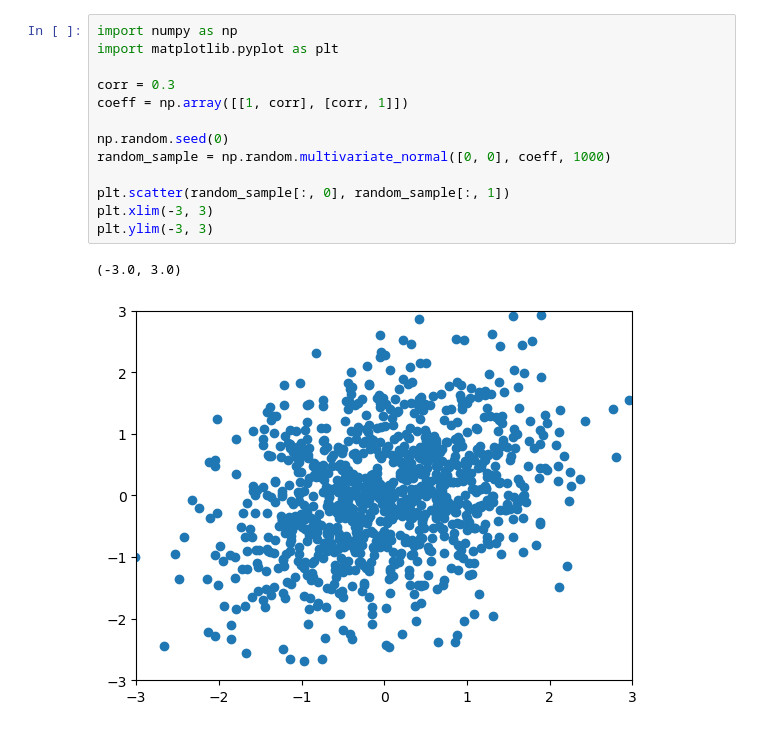
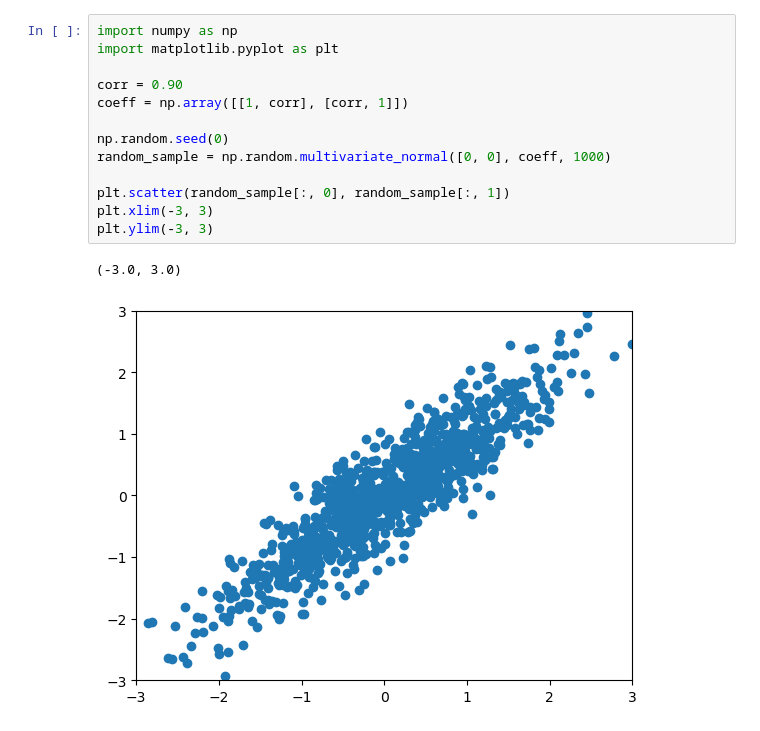
Before and after one commit to etrilling/MS-project, a Jupyter notebook: tmp-corr_example.ipynb, the cells around one changed output. Cells and saved outputs as stored; diff of their text form.

Commit message:
updated all plots

```diff
--- a/tmp-corr_example.ipynb
+++ b/tmp-corr_example.ipynb
@@ -1,16 +1,16 @@
 # %%
 import numpy as np
 import matplotlib.pyplot as plt
 
-corr = 0.3
+corr = 0.90
 coeff = np.array([[1, corr], [corr, 1]])
 
 np.random.seed(0)
 random_sample = np.random.multivariate_normal([0, 0], coeff, 1000)
 
 plt.scatter(random_sample[:, 0], random_sample[:, 1])
 plt.xlim(-3, 3)
 plt.ylim(-3, 3)
 # %% [output]
 (-3.0, 3.0)
-[figure, old version]
+[figure, new version]
```
Also changed, not shown: 9 other files.
